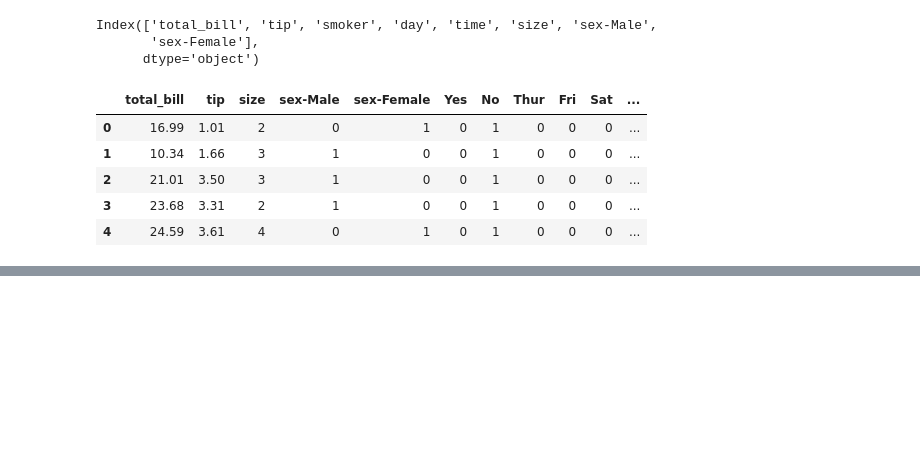
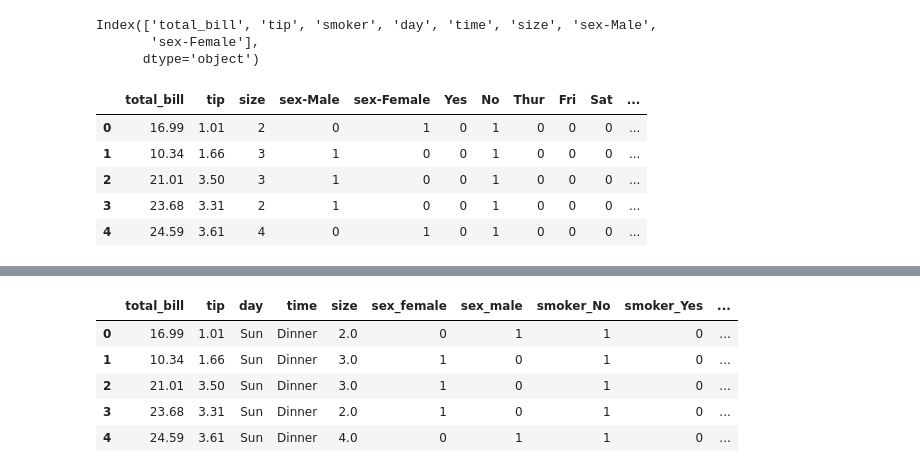
Before and after one commit to Md-Maruf-1727/Data-preprocessing-Practice, a Jupyter notebook: Data pre-processing part1/encoding2OneHot.ipynb, the cells around one changed output, grey strips where cells are left out. Cells and saved outputs as stored; diff of their text form; code cells hidden in the pictures; blank space fills up the shorter version.

Commit message:
update One hot encoding

```diff
--- a/Data pre-processing part1/encoding2OneHot.ipynb
+++ b/Data pre-processing part1/encoding2OneHot.ipynb
@@ -375,0 +385,5 @@ new_tip_dataset.head()
+# %%
+fit_x_cat = one_hot_encoding.fit_transform(encoded_titanic_dataset3[['embark_town']])
+encoded_titanic_dataset5 = pd.DataFrame(fit_x_cat, columns=one_hot_encoding.get_feature_names_out(['embark_town'])).astype('int64')
+encoded_titanic_dataset5 = pd.concat([encoded_titanic_dataset4.drop('embark_town', axis=1), encoded_titanic_dataset5], axis=1)
+encoded_titanic_dataset5.head()
@@ -375,0 +398,5 @@ new_tip_dataset.head()
+# %%
+transform_tip = one_hot_encoding.fit_transform(titan_dataset1[['sex']])
+tip_dataset_new = pd.DataFrame(transform_tip, columns=one_hot_encoding.get_feature_names_out(['sex'])).astype('int64')
+tip_dataset_new = pd.concat([tip_dataset.drop('sex', axis=1), tip_dataset_new], axis=1)
+tip_dataset_new.head()
@@ -375,0 +410,12 @@ new_tip_dataset.head()
+# %%
+fit_tip_data = one_hot_encoding.fit_transform(tip_dataset_new[['smoker']])
+tip_dataset_new1 = pd.DataFrame(fit_tip_data, columns=one_hot_encoding.get_feature_names_out(['smoker'])).astype('int64')
+tip_dataser_new1 = pd.concat([tip_dataset_new.drop('smoker', axis=1), tip_dataset_new1], axis=1)
+tip_dataser_new1.head()
+# %% [output]
+|  | total_bill | tip | day | time | size | sex_female | sex_male | smoker_No | smoker_Yes | ... |
+| 0 | 16.99 | 1.01 | Sun | Dinner | 2.0 | 0 | 1 | 1 | 0 | ... |
+| 1 | 10.34 | 1.66 | Sun | Dinner | 3.0 | 1 | 0 | 1 | 0 | ... |
+| 2 | 21.01 | 3.50 | Sun | Dinner | 3.0 | 1 | 0 | 1 | 0 | ... |
+| 3 | 23.68 | 3.31 | Sun | Dinner | 2.0 | 1 | 0 | 1 | 0 | ... |
+| 4 | 24.59 | 3.61 | Sun | Dinner | 4.0 | 0 | 1 | 1 | 0 | ... |
```
Also changed, not shown: parts of 4 cells of this notebook.
